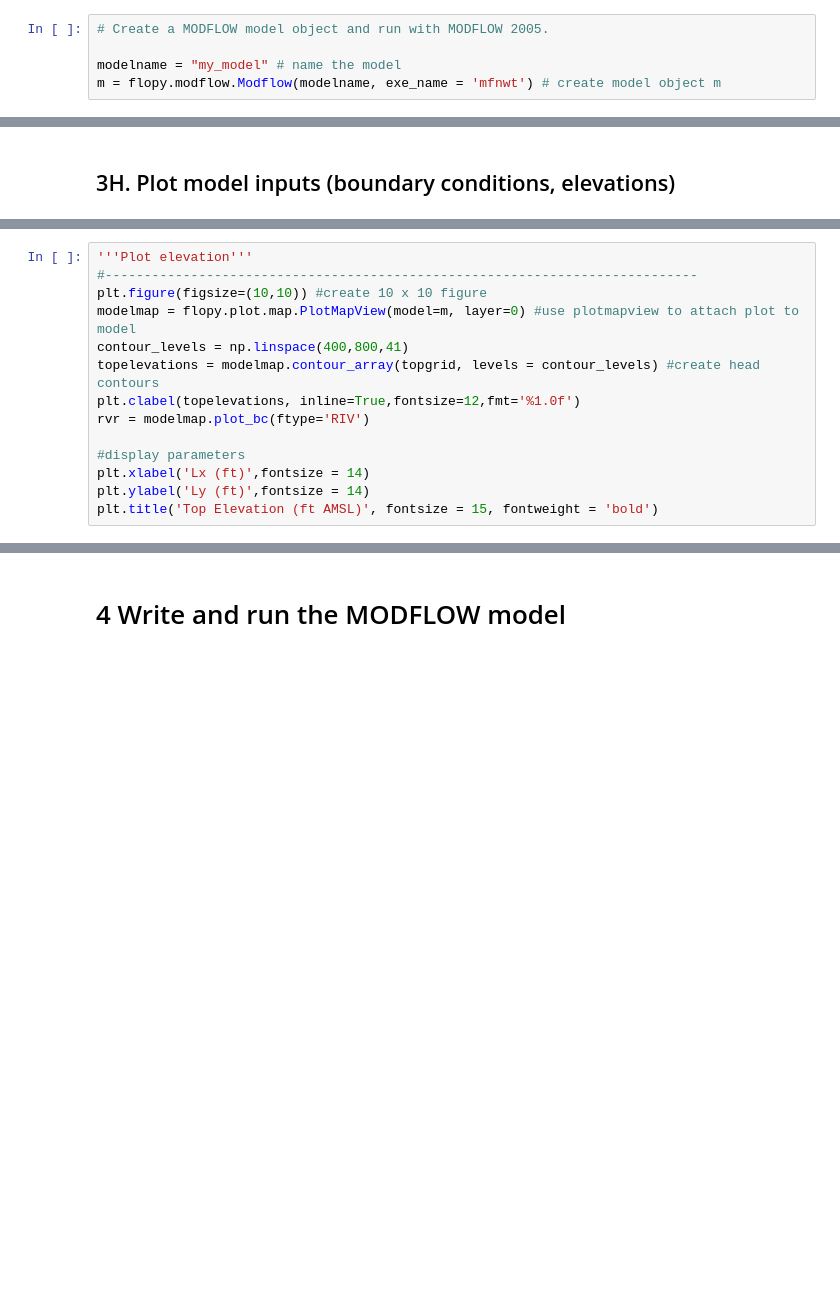
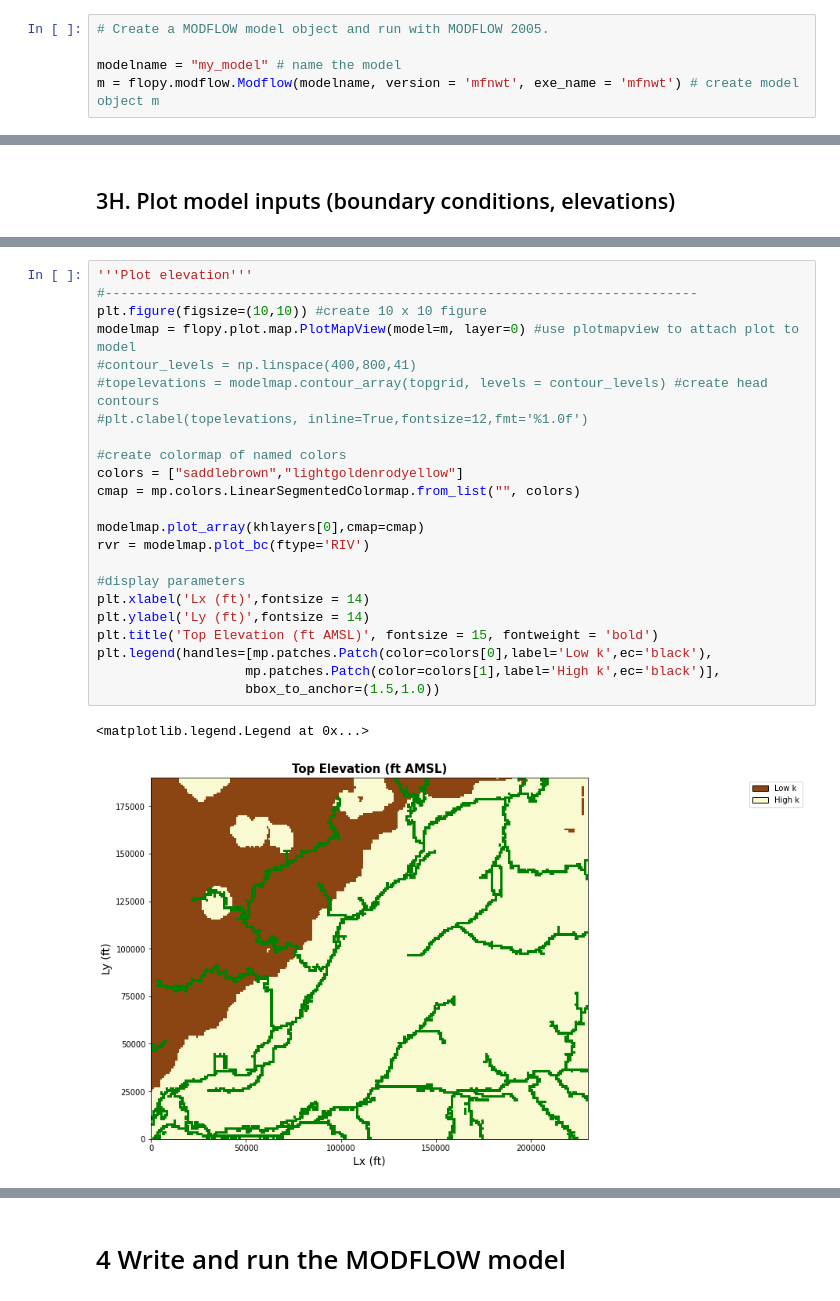
Before and after one commit to dbabrams/MasonCounty, a Jupyter notebook: MasonCountyFloPyModelApril10.ipynb, the cells around one changed output, grey strips where cells are left out. Drawn from its saved outputs; the diff is of its cells as text; blank space fills up the shorter version.

```diff
--- a/MasonCountyFloPyModelApril10.ipynb
+++ b/MasonCountyFloPyModelApril10.ipynb
@@ -168,7 +166,7 @@ downloaded.GetContentFile('rivers_625.csv')
 # Create a MODFLOW model object and run with MODFLOW 2005.
 
 modelname = "my_model" # name the model
-m = flopy.modflow.Modflow(modelname, exe_name = 'mfnwt') # create model object m
+m = flopy.modflow.Modflow(modelname, version = 'mfnwt', exe_name = 'mfnwt') # create model object m
 # %% [markdown]
 ## 3B. Discretization Package
 # %% [markdown]
@@ -400,17 +400,29 @@ plt.legend(handles=[mp.patches.Patch(color='blue',label='Const. Head',ec='black'
 # %%
 '''Plot elevation'''
 #----------------------------------------------------------------------------
 plt.figure(figsize=(10,10)) #create 10 x 10 figure
 modelmap = flopy.plot.map.PlotMapView(model=m, layer=0) #use plotmapview to attach plot to model
-contour_levels = np.linspace(400,800,41)
-topelevations = modelmap.contour_array(topgrid, levels = contour_levels) #create head contours
-plt.clabel(topelevations, inline=True,fontsize=12,fmt='%1.0f')
+#contour_levels = np.linspace(400,800,41)
+#topelevations = modelmap.contour_array(topgrid, levels = contour_levels) #create head contours
+#plt.clabel(topelevations, inline=True,fontsize=12,fmt='%1.0f')
+
+#create colormap of named colors
+colors = ["saddlebrown","lightgoldenrodyellow"]
+cmap = mp.colors.LinearSegmentedColormap.from_list("", colors)
+
+modelmap.plot_array(khlayers[0],cmap=cmap)
 rvr = modelmap.plot_bc(ftype='RIV')
 
 #display parameters
 plt.xlabel('Lx (ft)',fontsize = 14)
 plt.ylabel('Ly (ft)',fontsize = 14)
 plt.title('Top Elevation (ft AMSL)', fontsize = 15, fontweight = 'bold')
+plt.legend(handles=[mp.patches.Patch(color=colors[0],label='Low k',ec='black'),
+                   mp.patches.Patch(color=colors[1],label='High k',ec='black')],
+                   bbox_to_anchor=(1.5,1.0))
+# %% [output]
+<matplotlib.legend.Legend at 0x...>
+[figure, added]
 # %%
 plt.figure(figsize=(10,10)) #create 10 x 10 figure
 modelxsect = flopy.plot.PlotCrossSection(model = m, line={"row":100}) #use plotmapview to attach plot to model
```
Also changed, not shown: parts of 8 cells of this notebook.
